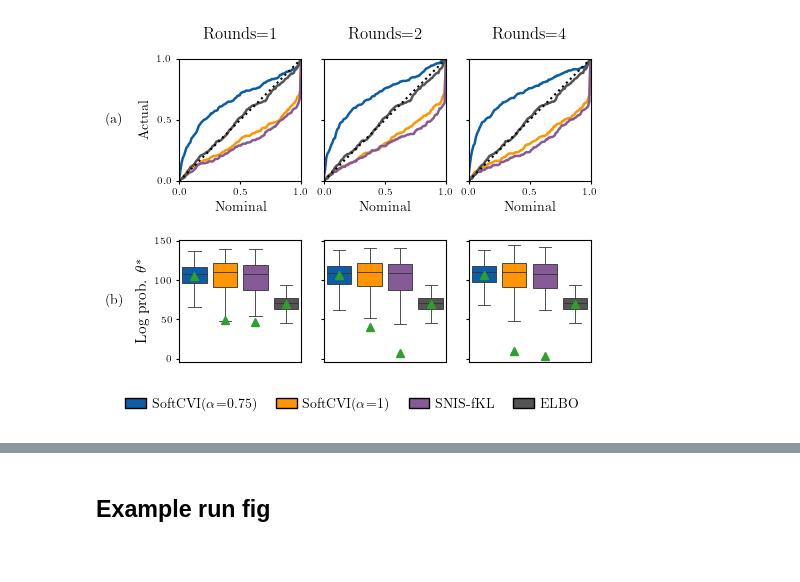
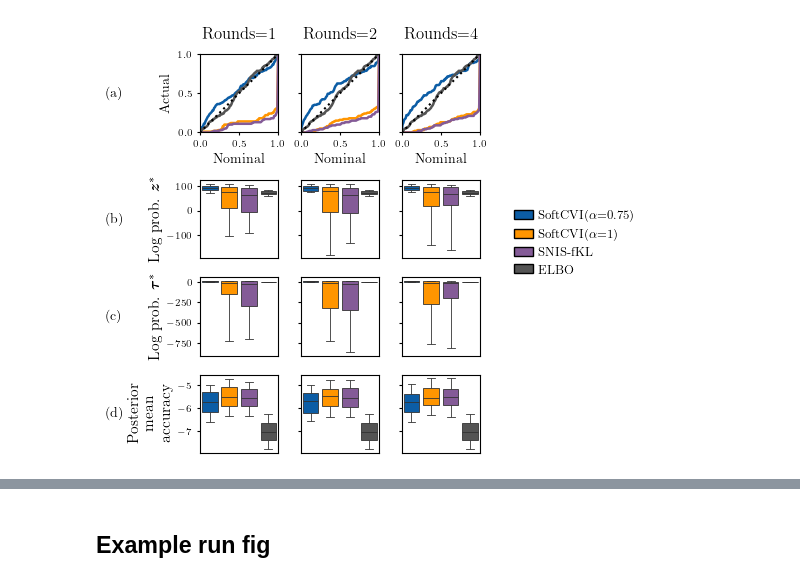
Before and after one commit to danielward27/spyrox, a Jupyter notebook: sir_covariates_results.ipynb, the cells around one changed output, grey strips where cells are left out. Drawn from its saved outputs; the diff is of its cells as text; code cells hidden in the pictures.

Commit message:
update metrics

```diff
--- a/sir_covariates_results.ipynb
+++ b/sir_covariates_results.ipynb
@@ -78,15 +89,16 @@ for n_rounds, seed, method in itertools.product(num_rounds, seeds, method_names)
 # %%
 coverage_df = pd.DataFrame(coverage_data)
 
-total_fig = plt.figure(constrained_layout=True, figsize=(5, 4))
-fig, legend_fig = total_fig.subfigures(nrows=2, height_ratios=[10, 1])
+total_fig = plt.figure(constrained_layout=True, figsize=(5.5, 4.4))
+fig, legend_fig = total_fig.subfigures(ncols=2, width_ratios=[5, 2])
 
-cov_axes, log_prob_axes = fig.subplots(
+cov_axes, log_prob_axes, log_prob_global_axes, l2_norm_axes = fig.subplots(
     ncols=len(num_rounds),
-    nrows=2,
+    nrows=4,
     sharey="row",
 )
 
+#### Plot coverage ####
 for r, ax in zip(num_rounds, cov_axes, strict=True):
     for method in method_names:
         probs = jnp.asarray(
@@ -99,54 +111,75 @@ for r, ax in zip(num_rounds, cov_axes, strict=True):
         coverage_freq = jnp.array([(probs >= 1 - nom).mean() for nom in nominal])
 
         ax.plot(
             nominal,
             coverage_freq,
             label=method,
             color=palette[method],
             linewidth=1.8,
             )
 
     ax.plot(nominal, nominal, linestyle=":", color="black")
 
     ax.set_xlim(0, 1)
     ax.set_ylim(0, 1)
     ax.set_title(f"Rounds={r}", y=1.1, size=12)
 
-cov_axes[0].set_ylabel("Actual")
 [ax.set_xlabel("Nominal") for ax in cov_axes]
 [ax.set_box_aspect(1) for ax in cov_axes]
 
-df = pd.DataFrame(log_prob_true_data)
 
-for ax, n_rounds in zip(log_prob_axes, num_rounds, strict=True):
-    sns.boxplot(
-        data=df[df["num_rounds"] == n_rounds],
-        x="method_name",
-        y="log_prob_true",
-        hue="method_name",
-        hue_order=palette.keys(),
-        ax=ax,
-        legend=False,
-        showmeans=True,
-        **box_kwargs,
+#### Plot other metrics ####
+
+
+for metric_name, axes in zip(
+    ["log_prob_true_z", "log_prob_true_tau", "negative_l2_norm"],
+    [log_prob_axes, log_prob_global_axes, l2_norm_axes],
+    strict=True,
+    ):
+
+    df = metric_data[metric_data["metric_name"] == metric_name]
+
+    for ax, n_rounds in zip(axes, num_rounds, strict=True):
+        sns.boxplot(
+            data=df[(df["num_rounds"] == n_rounds)],
+            x="method_name",
+            y="metric_val",
+            hue="method_name",
+            hue_order=palette.keys(),
+            ax=ax,
+            legend=False,
+            whis=[10, 90],
+            **box_kwargs,
+        )
+        ax.set_box_aspect(1)
+        ax.set_xlabel("")
+        ax.set_xticks([])
+
+legend_fig.legend(
+    handles=handles,
+    prop={'size': 9},
     )
 
-log_prob_axes[0].set_ylabel(r"Log prob. $\mathbb{\theta}^*$", size=11)
-legend_fig.legend(handles=handles, ncols=len(method_names))
-
-for ax in log_prob_axes:
-    ax.set_box_aspect(1)
-    ax.set_xlabel("")
-    ax.set_xticks([])
 
 for ax in cov_axes:
     ax.set_xticks([0, 0.5, 1])
     ax.set_yticks([0, 0.5, 1])
 
 
-for letter, ax in zip(["a", "b"], (cov_axes[0], log_prob_axes[0]), strict=True):
-    ax.text(-0.6, 0.5, f"({letter})", transform=ax.transAxes, va='center')
+for letter, ax in zip(
+    ["a", "b", "c", "d"],
+    (cov_axes[0], log_prob_axes[0], log_prob_global_axes[0], l2_norm_axes[0]),
+    strict=True):
+    ax.text(-1.2, 0.5, f"({letter})", transform=ax.transAxes, va='center')
 
-total_fig.savefig(f"plots/sirsde_with_covariates_metrics.pdf")
+cov_axes[0].set_ylabel("Actual")
+log_prob_axes[0].set_ylabel(r"Log prob. $\boldsymbol{z}^*$", size=11)
+log_prob_global_axes[0].set_ylabel(r"Log prob. $\boldsymbol{\tau}^*$", size=11)
+l2_norm_axes[0].set_ylabel(
+    "Posterior\nmean\naccuracy",
+    size=11,
+    )
+
+total_fig.savefig("plots/sirsde_with_covariates_metrics.pdf")
 # %% [output]
-[figure, old version]
+[figure, new version]
```
Also changed, not shown: parts of 6 cells of this notebook, 5 other files.
